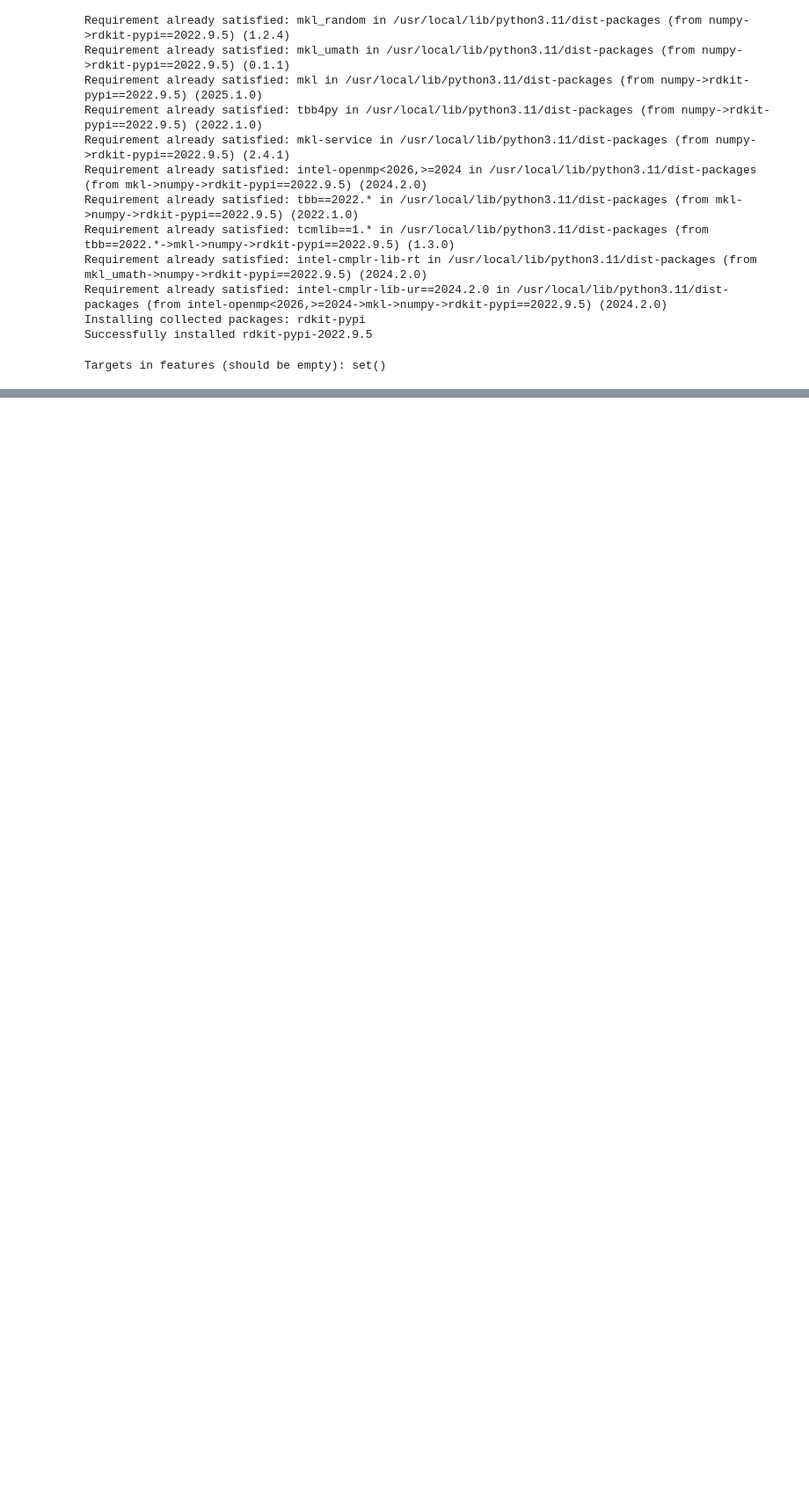
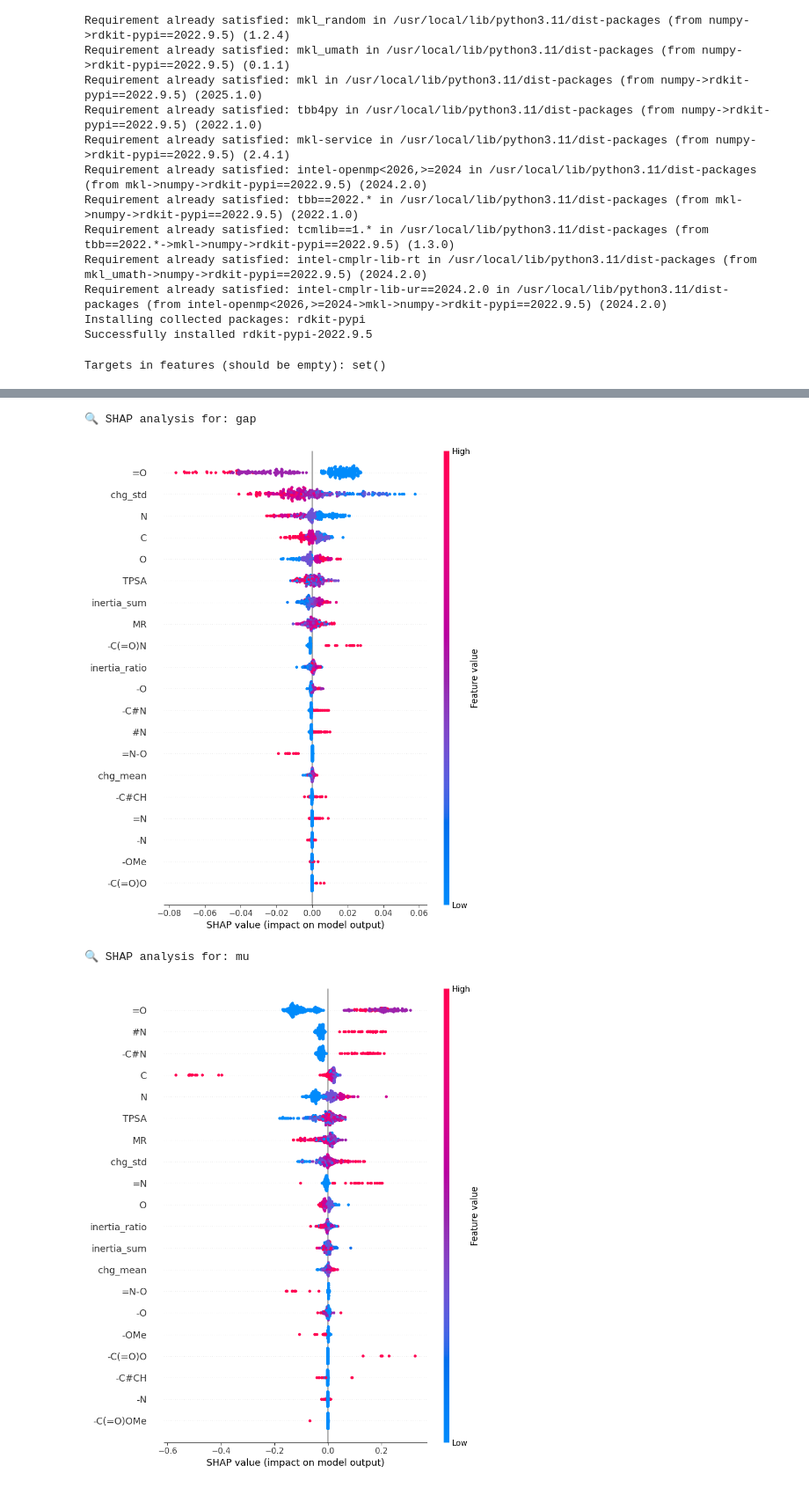
Before and after one commit to SinaGhanbarii/Prediction-of-thermodynamic-properties-based-on-functional-groups, a Jupyter notebook: notebooks/Classic ML After Feature Engineering.ipynb, the cells around one changed output, grey strips where cells are left out. Shown at 88% size. Saved outputs shown, nothing was run; the diff lists cells and outputs as text; code cells hidden in the pictures; blank space fills up the shorter version.

```diff
--- a/notebooks/Classic ML After Feature Engineering.ipynb
+++ b/notebooks/Classic ML After Feature Engineering.ipynb
@@ -302,0 +268,47 @@ for t in Y_tr.columns:
+# %%
+import shap
+
+# Select the appropriate SHAP explainer based on model type
+def get_shap_explainer(model, X_sample):
+    if isinstance(model, (RandomForestRegressor, HistGradientBoostingRegressor)):
+        return shap.Explainer(model.predict, X_sample)  # TreeExplainer via callable
+    elif isinstance(model, Ridge):
+        return shap.KernelExplainer(model.predict, shap.kmeans(X_sample, 10))
+    elif hasattr(model, 'estimator') and isinstance(model.estimator, Ridge):  # for MultiOutputRegressor
+        return shap.KernelExplainer(lambda x: model.predict(x), shap.kmeans(X_sample, 10))
+    else:
+        raise ValueError("Model type not supported for SHAP")
+
+# Limit sample size for performance (adjust as needed)
+X_sample = X_te.sample(n=300, random_state=42) if len(X_te) > 300 else X_te
+
+# Loop through each target
+for target in Y_tr.columns:
+    print(f"🔍 SHAP analysis for: {target}")
+
+    model = best_models[target] if target in best_models else best_models['energies']  # MultiOutputRegressor for U0-U-H-G
+    if target in ['U0', 'U', 'H', 'G']:  # slice appropriate estimator
+        idx = ['U0', 'U', 'H', 'G'].index(target)
+        model = model.best_estimator_.named_steps['model'].estimators_[idx]
+        preproc = model_ridge_pre = best_models['energies'].best_estimator_.named_steps['pre']
+        X_input = preproc.transform(X_sample)
+    else:
+        model_pipe = model.best_estimator_
+        preproc = model_pipe.named_steps['pre']
+        regressor = model_pipe.named_steps['model']
+        X_input = preproc.transform(X_sample)
+        model = regressor
+
+    try:
+        explainer = get_shap_explainer(model, X_input)
+        shap_values = explainer(X_input)
+
+        # Plot SHAP summary
+        shap.summary_plot(shap_values, X_input, feature_names=X_te.columns.tolist(), show=True)
+    except Exception as e:
+        print(f"⚠️ Could not compute SHAP for {target}: {e}")
+# %% [output]
+🔍 SHAP analysis for: gap
+[figure, added]
+🔍 SHAP analysis for: mu
+[figure, added]
```
Also changed, not shown: parts of 6 cells of this notebook, 2 other files.
